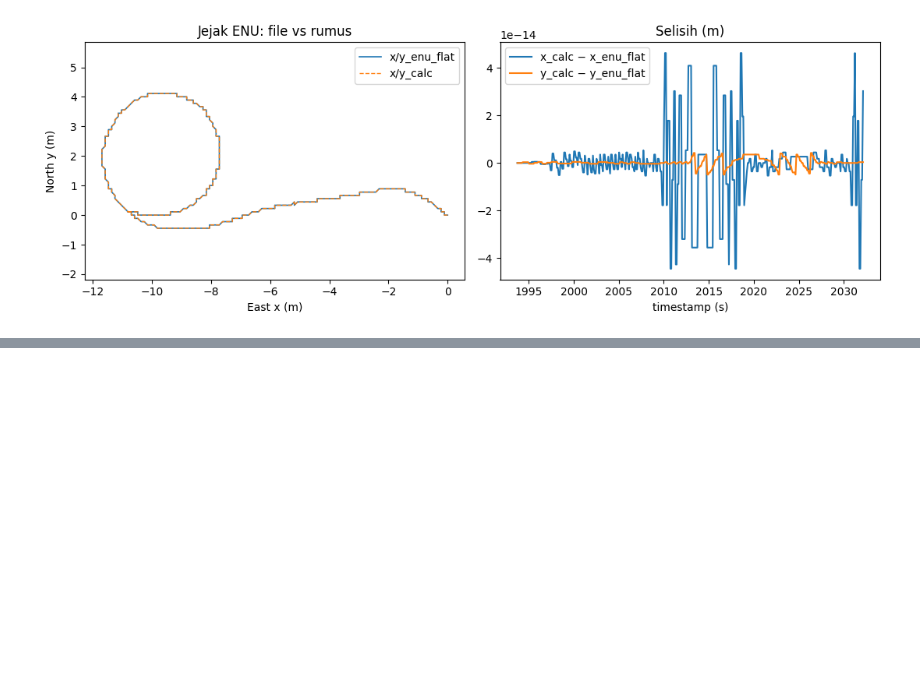
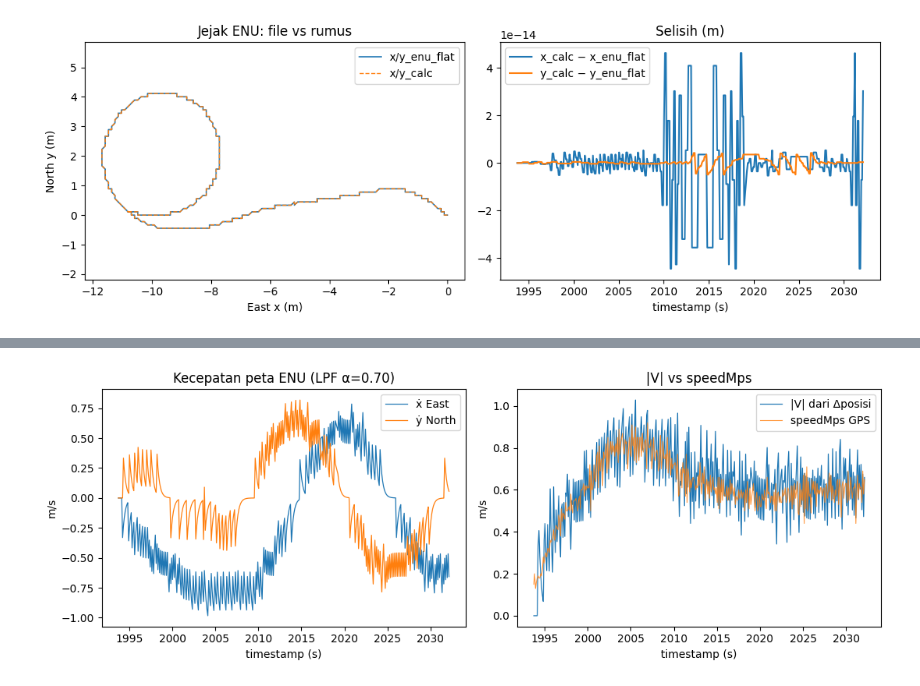
Before and after one commit to InskalBTHBPPT/Ship_Model_Control_ESP32-S3-v2026.01, a Jupyter notebook: Pythonfile/Way_Points_Tracking/Check_Data.ipynb, the cells around one changed output, grey strips where cells are left out. Saved outputs shown, nothing was run; the diff lists cells and outputs as text; code cells hidden in the pictures; blank space fills up the shorter version.

```diff
--- a/Pythonfile/Way_Points_Tracking/Check_Data.ipynb
+++ b/Pythonfile/Way_Points_Tracking/Check_Data.ipynb
@@ -137,0 +151,76 @@ RMSE y  0.000000 m   max |dy| 0.000000 m
+# %%
+alpha = 0.70
+min_dt, max_dt = 0.001, 1.0
+
+x = df["x_calc"] if "x_calc" in df.columns else df["x_enu_flat"]
+y = df["y_calc"] if "y_calc" in df.columns else df["y_enu_flat"]
+t = df["timestamp"].to_numpy()
+
+n = len(df)
+x_dot = np.zeros(n)
+y_dot = np.zeros(n)
+speed_v = np.zeros(n)
+vel_ok = np.zeros(n, dtype=bool)
+
+for k in range(1, n):
+    dt = t[k] - t[k - 1]
+    if dt < min_dt or dt > max_dt:
+        x_dot[k] = 0.0
+        y_dot[k] = 0.0
+        continue
+    x_raw = (x.iloc[k] - x.iloc[k - 1]) / dt
+    y_raw = (y.iloc[k] - y.iloc[k - 1]) / dt
+    x_dot[k] = alpha * x_dot[k - 1] + (1.0 - alpha) * x_raw
+    y_dot[k] = alpha * y_dot[k - 1] + (1.0 - alpha) * y_raw
+    speed_v[k] = np.hypot(x_dot[k], y_dot[k])
+    vel_ok[k] = True
+
+df["x_dot"] = x_dot
+df["y_dot"] = y_dot
+df["V_enu"] = speed_v
+df["dV_speed"] = df["V_enu"] - df["speedMps"]
+
+ok = vel_ok
+v_ok = df.loc[ok, "V_enu"]
+s_ok = df.loc[ok, "speedMps"]
+d_ok = df.loc[ok, "dV_speed"]
+rmse = float(np.sqrt(np.mean(d_ok**2)))
+mae = float(np.mean(np.abs(d_ok)))
+corr = float(np.corrcoef(v_ok, s_ok)[0, 1]) if len(v_ok) > 1 else float("nan")
+
+print(f"sampel vel_ok={ok.sum()} / {n}  α={alpha}")
+print(f"ẋ  mean={x_dot[ok].mean():.3f}  min={x_dot[ok].min():.3f}  max={x_dot[ok].max():.3f} m/s  (+ = timur)")
+print(f"ẏ  mean={y_dot[ok].mean():.3f}  min={y_dot[ok].min():.3f}  max={y_dot[ok].max():.3f} m/s  (+ = utara)")
+print("--- banding |V| vs speedMps ---")
+print(f"|V|      mean={v_ok.mean():.3f}  min={v_ok.min():.3f}  max={v_ok.max():.3f} m/s")
+print(f"speedMps mean={s_ok.mean():.3f}  min={s_ok.min():.3f}  max={s_ok.max():.3f} m/s")
+print(f"|V|-speedMps  RMSE={rmse:.3f}  MAE={mae:.3f}  max|d|={d_ok.abs().max():.3f}  corr={corr:.3f}")
+
+display(df[["timestamp", "x_dot", "y_dot", "V_enu", "speedMps", "dV_speed", "yaw"]].head(8))
+
+fig, ax = plt.subplots(1, 3, figsize=(13, 4))
+ax[0].plot(df["timestamp"], df["x_dot"], label="ẋ East", lw=0.9)
+ax[0].plot(df["timestamp"], df["y_dot"], label="ẏ North", lw=0.9)
+ax[0].set_title("Kecepatan peta ENU (LPF α=0.70)")
+ax[0].set_xlabel("timestamp (s)")
+ax[0].set_ylabel("m/s")
+ax[0].legend()
+
+ax[1].plot(df["timestamp"], df["V_enu"], label="|V| Δposisi", lw=0.9)
+ax[1].plot(df["timestamp"], df["speedMps"], label="speedMps GPS", lw=0.8, alpha=0.8)
+ax[1].set_title("|V| vs speedMps")
+ax[1].set_xlabel("timestamp (s)")
+ax[1].set_ylabel("m/s")
+ax[1].legend()
+
+lim = [0, max(v_ok.max(), s_ok.max()) * 1.05]
+ax[2].scatter(s_ok, v_ok, s=8, alpha=0.5)
+ax[2].plot(lim, lim, "k--", lw=0.8, label="y = x")
+ax[2].set_title(f"sebaran (RMSE={rmse:.3f} m/s)")
+ax[2].set_xlabel("speedMps (m/s)")
+ax[2].set_ylabel("|V| (m/s)")
+ax[2].set_aspect("equal", adjustable="box")
+ax[2].legend()
+fig.tight_layout()
+plt.show()
+# %% [output]
@@ -137,0 +240 @@ RMSE y  0.000000 m   max |dy| 0.000000 m
+[figure, added]
```
Also changed, not shown: parts of 2 cells of this notebook.
